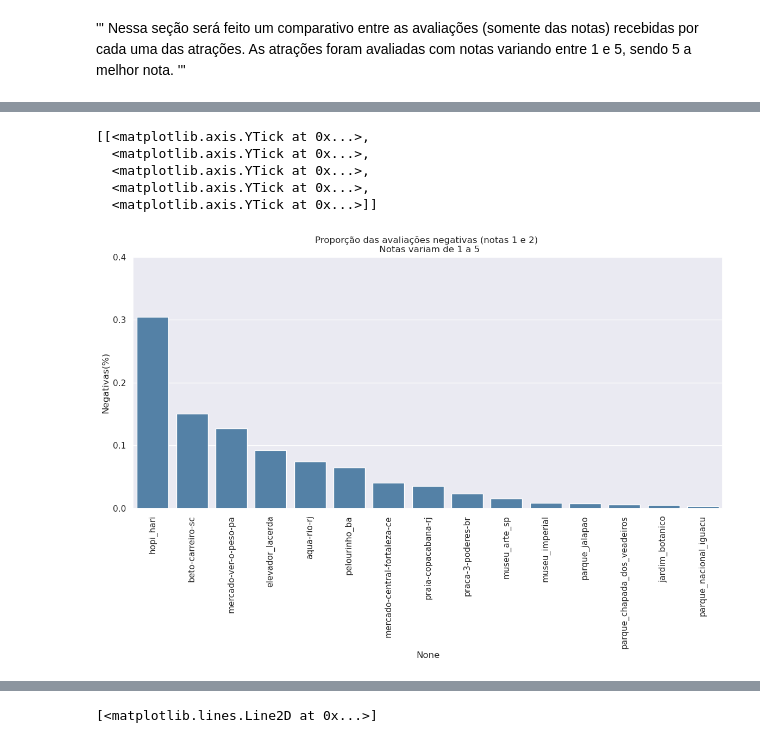
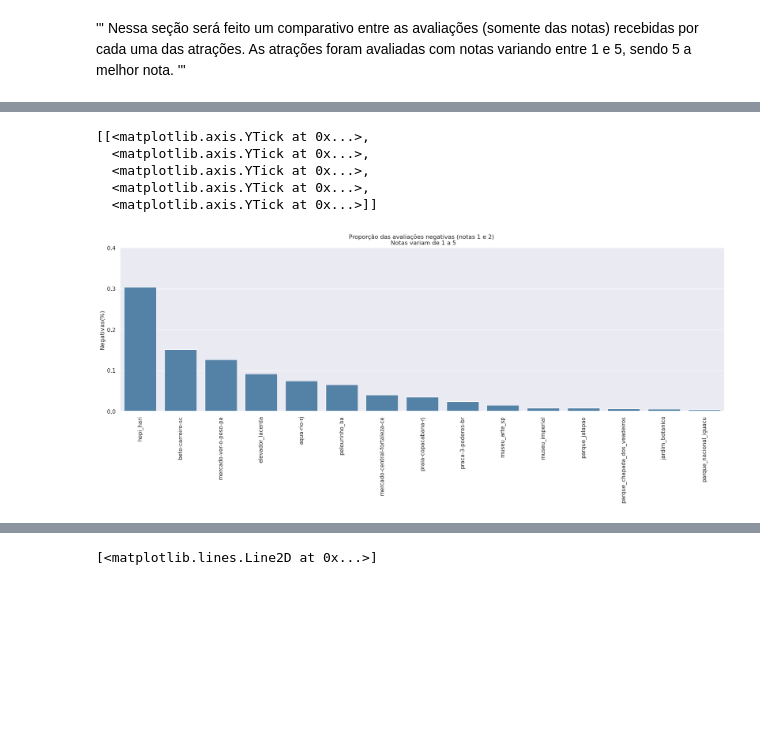
Before and after one commit to RodolfoPCruz/trip_advisor, a Jupyter notebook: trip_advisor.ipynb, the cells around one changed output, grey strips where cells are left out. Saved outputs shown, nothing was run; the diff lists cells and outputs as text; code cells hidden in the pictures; blank space fills up the shorter version.

```diff
--- a/trip_advisor.ipynb
+++ b/trip_advisor.ipynb
@@ -199,19 +204,19 @@ Text(0.5, 0, 'Destino')
 # %%
 # Criação de gráfico para comparação entre a proporção das avaliações neutras
-plt.figure(figsize=(14,6))
+plt.figure(figsize=(22,6))
 sns.set_theme(style='darkgrid')
 plt.xticks(rotation=90)
 plt.title('Proporção das avaliações negativas (notas 1 e 2) \n Notas variam de 1 a 5')
 g=sns.barplot(pos_neutra_neg.sort_values(by=['Negativas(%)'],ascending=False,inplace=True),
               x=pos_neutra_neg.index,y=pos_neutra_neg['Negativas(%)'],color='steelblue')
 g.set(yticks=np.arange(0,0.5,0.1))
 # %% [output]
 [[<matplotlib.axis.YTick at 0x...>,
   <matplotlib.axis.YTick at 0x...>,
   <matplotlib.axis.YTick at 0x...>,
   <matplotlib.axis.YTick at 0x...>,
   <matplotlib.axis.YTick at 0x...>]]
-[figure, old version]
+[figure, new version]
 # %%
 '''
 #Plotar graficos com as proporções das avaliações para cada atração
```
Also changed, not shown: parts of 31 cells of this notebook.
